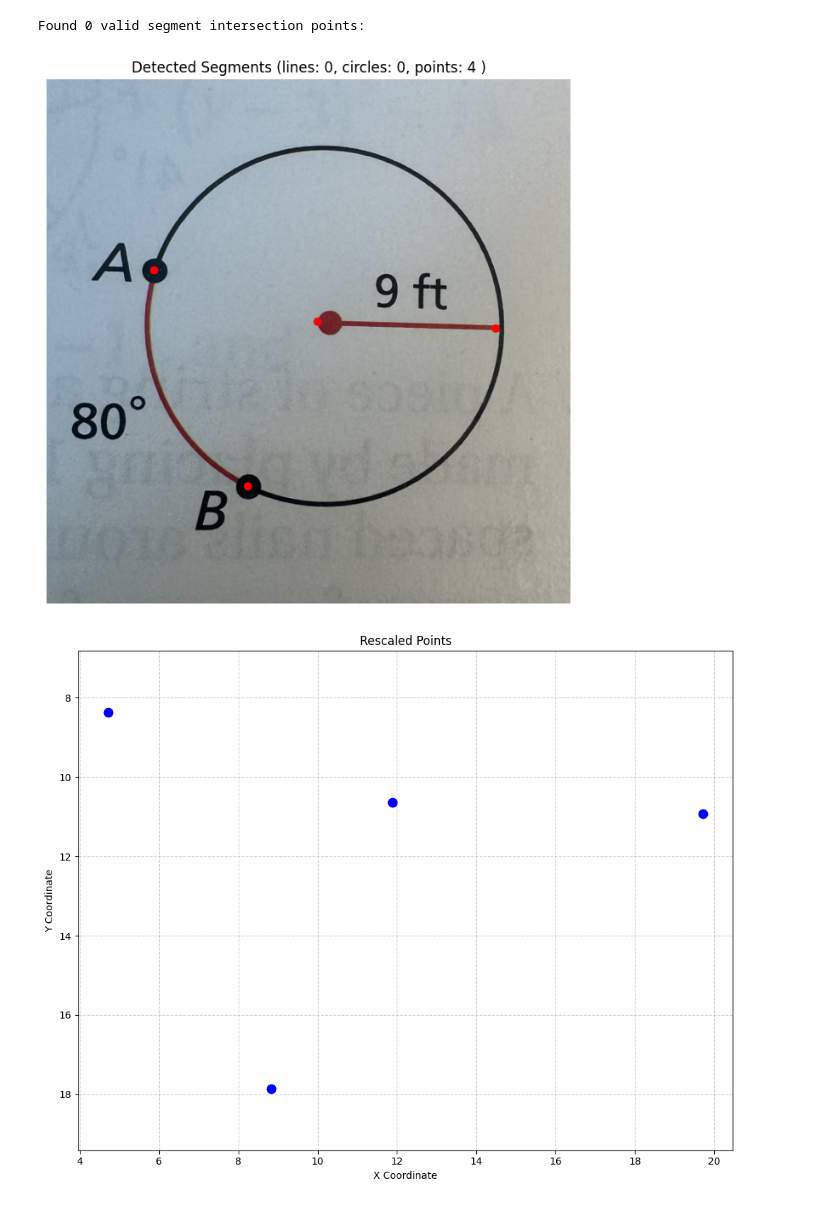
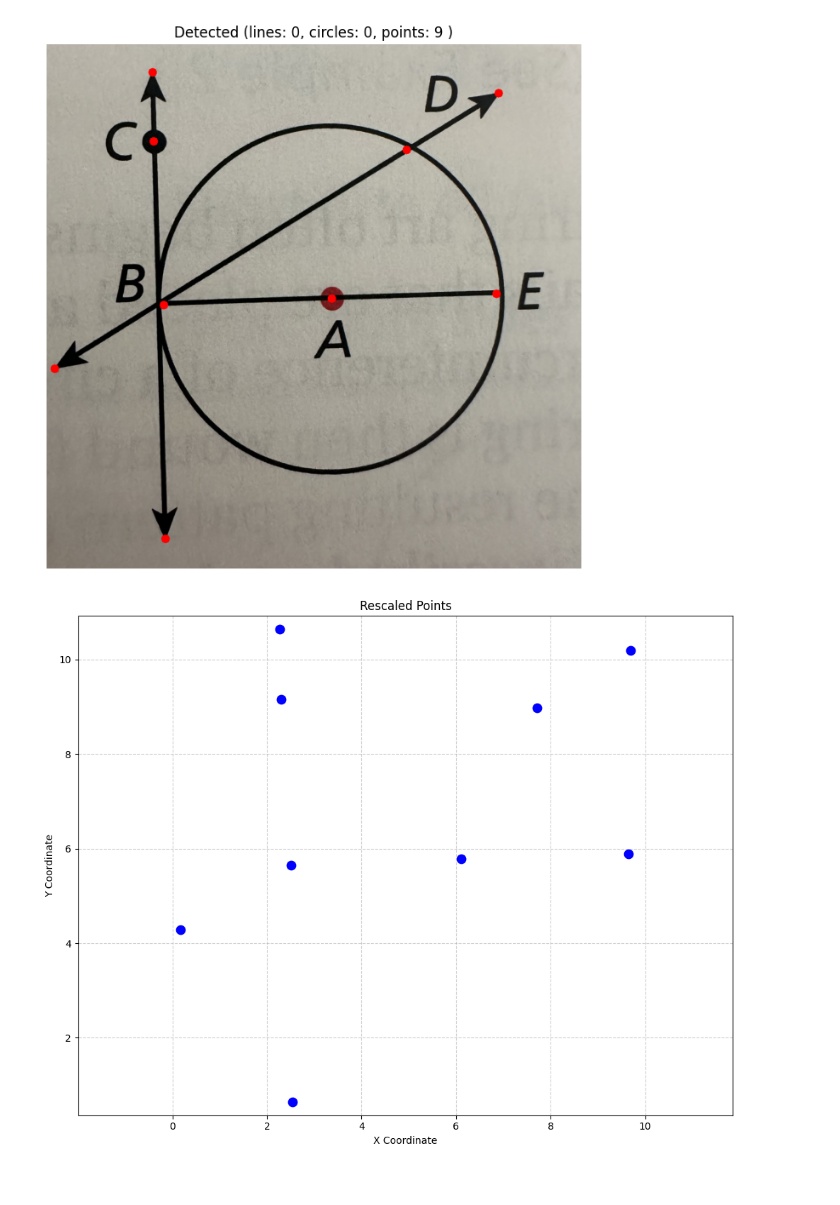
Before and after one commit to hsharriman/geo-proof-dataset, a Jupyter notebook: coordinate_extraction/coord_extraction.ipynb, the cells around one changed output. Drawn from its saved outputs; the diff is of its cells as text; code cells hidden in the pictures.

```diff
--- a/coordinate_extraction/coord_extraction.ipynb
+++ b/coordinate_extraction/coord_extraction.ipynb
@@ -7,7 +7,7 @@ import matplotlib.pyplot as plt
 plt.rcParams['figure.figsize'] = [10, 8]
 # %%
 # load image and preprocess
-img_bgr = cv2.imread('diagram_sample_image/circle3.jpg')
+img_bgr = cv2.imread('diagram_sample_image/circle9.jpg')
 
 # scale image so that longest side is 1000 pixels
 width, height = img_bgr.shape[1], img_bgr.shape[0]
@@ -20,7 +20,7 @@ print(f"Rescaled image size: {img_bgr.shape[1]}x{img_bgr.shape[0]}")
 img_gray = cv2.cvtColor(img_bgr, cv2.COLOR_BGR2GRAY)
 img_blur = cv2.bilateralFilter(img_gray, 9, 75, 75)
 
-_, img_binary = cv2.threshold(img_gray, 127, 255, cv2.THRESH_BINARY_INV)
+_, img_binary = cv2.threshold(img_gray, 50, 100, cv2.THRESH_BINARY_INV) # original 127, 255
 img_edge = cv2.Canny(img_gray, 50, 150, apertureSize=3)
 
 # 2. Define a structural element (kernel size must be larger than line thickness)
@@ -67,6 +69,7 @@ circles = cv2.HoughCircles(
     minRadius=100,
     maxRadius=500
 )
+points_on_circles = np.empty((0, 2))
 
 if circles is not None:
     if dots is not None:
@@ -81,5 +84,5 @@ else:
 line_img = img_bgr.copy()
 
 
-draw_segments_on_image(line_img, lines = lines, circles=dots, points = points_on_circles)
+draw_segments_on_image(line_img, lines = lines, circles=circles, points = points_on_circles)
 # %% [output]
@@ -88,6 +91,11 @@ draw_segments_on_image(line_img, lines = lines, circles=dots, points = points_on
 from combine_geometry import combine_lines, get_all_points_on_lines
 
 combined_lines = combine_lines(lines)
+points_on_lines = np.empty((0, 2))
+# points on line
+if dots is not None:
+    points_on_lines = get_all_points_on_lines(dots, combined_lines, 5)
+
 
 draw_segments_on_image(line_img, combined_lines, circles = circles, points = points_on_lines)
 # %% [output]
@@ -95,39 +103,40 @@ draw_segments_on_image(line_img, combined_lines, circles = circles, points = poi
 # %%
 from draw_figures import draw_segments_on_image, plot_points
 from combine_geometry import (get_all_intersection_points, get_distinct_points, rescale_points, align_points, force_align_points, get_all_tangency_points,get_line_circle_intersection_points)
 
 # points from line ends
 points = combined_lines.reshape(-1, 4)[:, :2].tolist()
 points.extend(combined_lines.reshape(-1, 4)[:, 2:4].tolist())
 # points from intersections
 intersection_points = get_all_intersection_points(combined_lines)
 points.extend(intersection_points)
 # points on line
-if dots is not None:
-    points_on_lines = get_all_points_on_lines(dots, combined_lines, 5)
-    points.extend(points_on_lines)
+points.extend(points_on_lines)
 
 # points from circle & tangency
 if circles is not None:
     points.extend(points_on_circles)
     circle_center_points = np.array(circles, dtype=np.float32).reshape(-1, 3)[:,:2]
     points.extend(circle_center_points)
     tangency_points = get_all_tangency_points(combined_lines, circles)
     points.extend(tangency_points)
     circle_intersection_points = get_line_circle_intersection_points(combined_lines, circles, threshold = -5)
     points.extend(circle_intersection_points)
 
 distinct_points = get_distinct_points(points, threshold=60)
 draw_segments_on_image(img_bgr, points=distinct_points)
 
-rescaled_points = rescale_points(distinct_points)[0]
 
-plot_points(rescaled_points, "Rescaled Points")
+rescaled_points, scale = rescale_points(distinct_points)
+
+flipped_points = np.array(rescaled_points)
+flipped_points[:, 1] = img_bgr.shape[0]*scale - flipped_points[:, 1]
+
+plot_points(flipped_points, "Rescaled Points")
 # aligned_points = force_align_points(rescaled_points)
 # plot_points(aligned_points, "Aligned Points")
 # print(aligned_points)
-print(rescaled_points)
+print(flipped_points)
 # %% [output]
-Found 0 valid segment intersection points:
-[figure, old version]
+[figure, new version]
-[figure, old version]
+[figure, new version]
```
Also changed, not shown: parts of 5 cells of this notebook, 2 other files.
